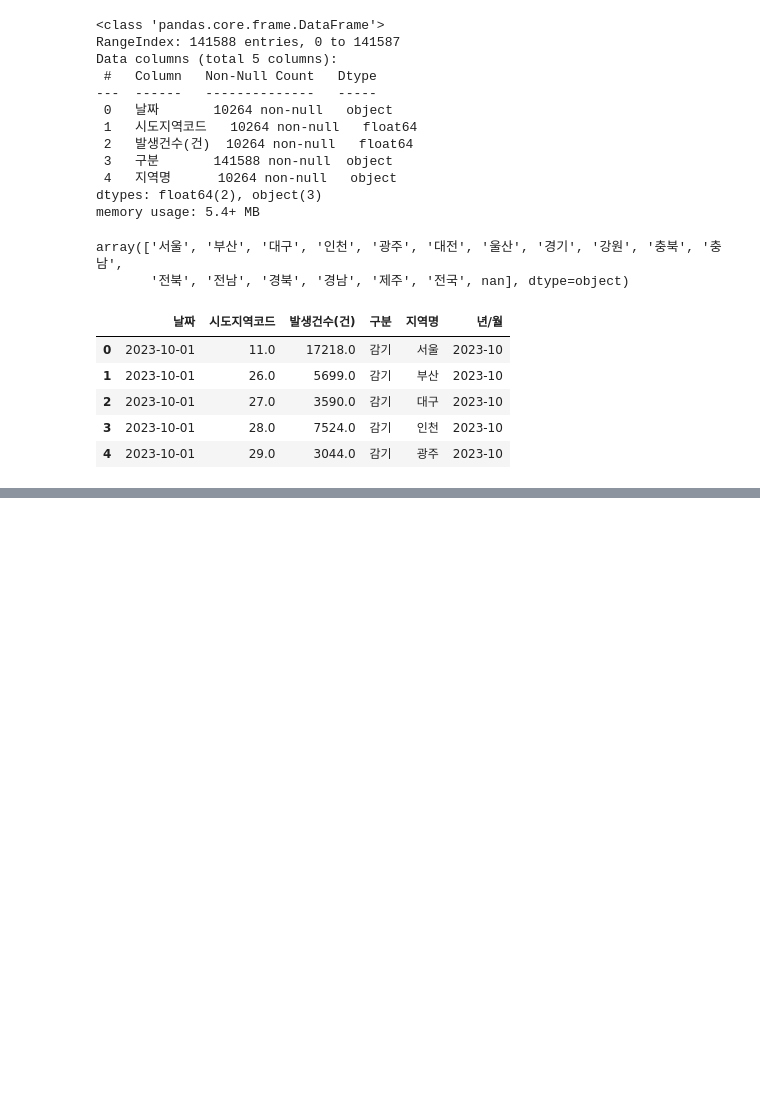
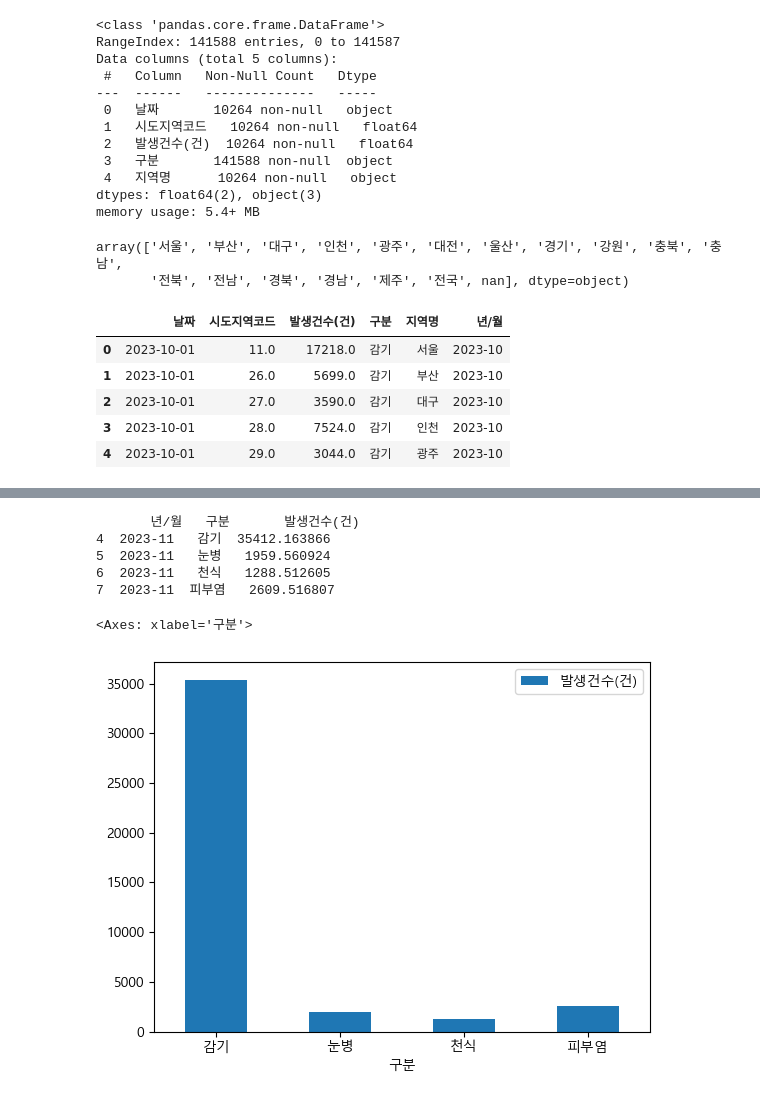
Before and after one commit to jennykim1001/pythonDataAnalysis, a Jupyter notebook: 질병.ipynb, the cells around one changed output, grey strips where cells are left out. Cells and saved outputs as stored; diff of their text form; code cells hidden in the pictures; blank space fills up the shorter version.

```diff
--- a/질병.ipynb
+++ b/질병.ipynb
@@ -125,4 +125,4 @@ data_mearge.head()
 | 3 | 2023-10-01 | 28.0 | 7524.0 | 감기 | 인천 | 2023-10 |
 | 4 | 2023-10-01 | 29.0 | 3044.0 | 감기 | 광주 | 2023-10 |
 # %%
-data_mearge[data_mearge['지역명'] != '전국']
+dfdata = data_mearge[data_mearge['지역명'] != '전국']
@@ -142,0 +158,2 @@ data_mearge[data_mearge['지역명'] != '전국']
+# %%
+dfdata.dropna(axis=0,how='any',inplace=True)
@@ -143,4 +165,4 @@ data_mearge[data_mearge['지역명'] != '전국']
 # %%
 # 년/월, 구분별 발생건수의 평균
 
-data_mearge.groupby(['년/월','구분'],as_index=False)[['발생건수(건)']].mean()
+yearmonthdf = dfdata.groupby(['년/월','구분'],as_index=False)[['발생건수(건)']].mean()
@@ -164,0 +183,16 @@ data_mearge.groupby(['년/월','구분'],as_index=False)[['발생건수(건)']].
+# %%
+import matplotlib.pyplot as plt
+plt.rc('font',family='malgun gothic')
+
+yearmonthin = input('조회 년/월 입력>> ')
+yearmonthsearch = yearmonthdf[yearmonthdf['년/월']==yearmonthin]
+print(yearmonthsearch)
+yearmonthsearch.plot(kind='bar',x='구분', rot=0, title=yearmonthin+' 현황')
+# %% [output]
+       년/월   구분       발생건수(건)
+4  2023-11   감기  35412.163866
+5  2023-11   눈병   1959.560924
+6  2023-11   천식   1288.512605
+7  2023-11  피부염   2609.516807
+<Axes: xlabel='구분'>
+[figure, added]
```
Also changed, not shown: parts of 8 cells of this notebook, 4 other files.
